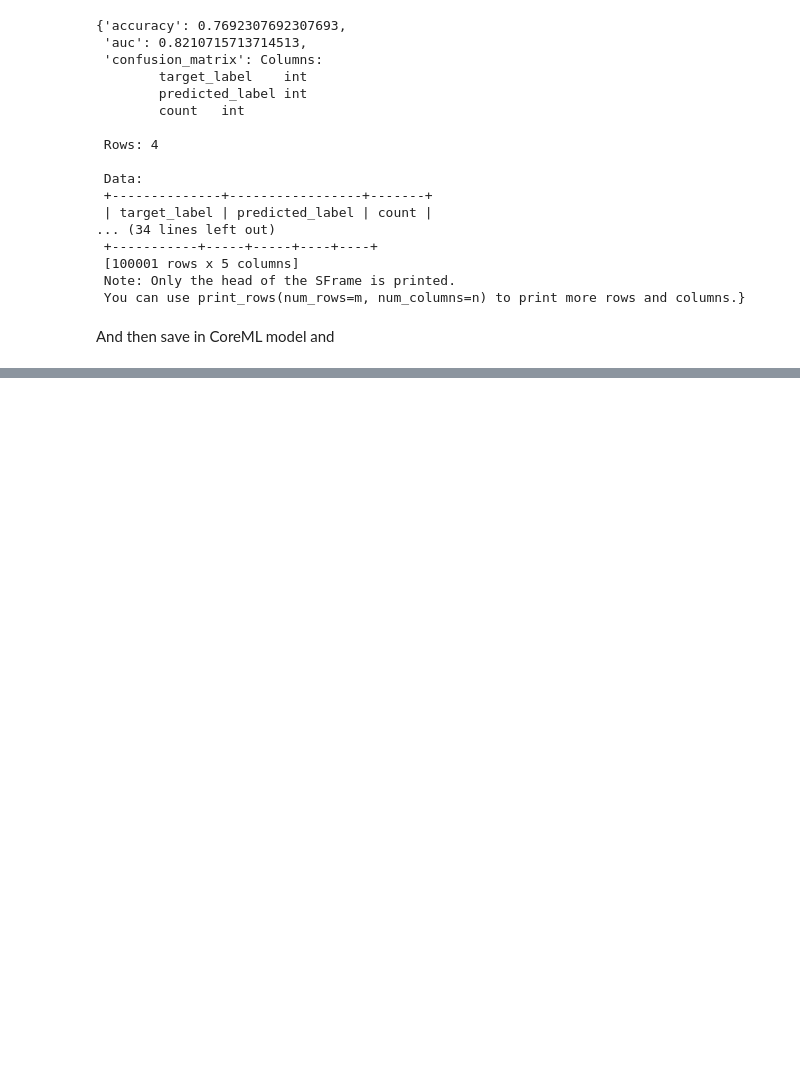
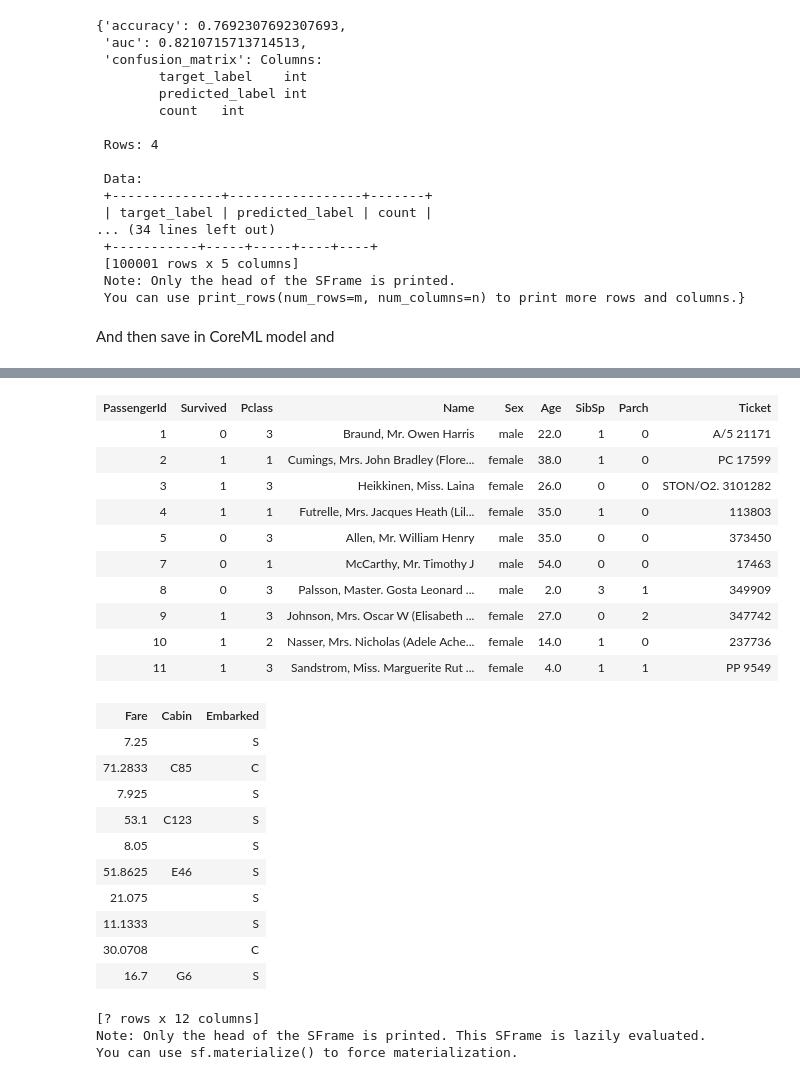
Before and after one commit to tiagopoleze/TitanicSwiftUIML, a Jupyter notebook: TrainML.ipynb, the cells around one changed output, grey strips where cells are left out. Drawn from its saved outputs; the diff is of its cells as text; code cells hidden in the pictures; blank space fills up the shorter version.

```diff
--- a/TrainML.ipynb
+++ b/TrainML.ipynb
@@ -95,0 +98,28 @@ model.export_coreml('Titanic.mlmodel')
+# %%
+train
+# %% [output]
+| PassengerId | Survived | Pclass | Name | Sex | Age | SibSp | Parch | Ticket |
+| 1 | 0 | 3 | Braund, Mr. Owen Harris | male | 22.0 | 1 | 0 | A/5 21171 |
+| 2 | 1 | 1 | Cumings, Mrs. John Bradley (Flore... | female | 38.0 | 1 | 0 | PC 17599 |
+| 3 | 1 | 3 | Heikkinen, Miss. Laina | female | 26.0 | 0 | 0 | STON/O2. 3101282 |
+| 4 | 1 | 1 | Futrelle, Mrs. Jacques Heath (Lil... | female | 35.0 | 1 | 0 | 113803 |
+| 5 | 0 | 3 | Allen, Mr. William Henry | male | 35.0 | 0 | 0 | 373450 |
+| 7 | 0 | 1 | McCarthy, Mr. Timothy J | male | 54.0 | 0 | 0 | 17463 |
+| 8 | 0 | 3 | Palsson, Master. Gosta Leonard ... | male | 2.0 | 3 | 1 | 349909 |
+| 9 | 1 | 3 | Johnson, Mrs. Oscar W (Elisabeth ... | female | 27.0 | 0 | 2 | 347742 |
+| 10 | 1 | 2 | Nasser, Mrs. Nicholas (Adele Ache... | female | 14.0 | 1 | 0 | 237736 |
+| 11 | 1 | 3 | Sandstrom, Miss. Marguerite Rut ... | female | 4.0 | 1 | 1 | PP 9549 |
+| Fare | Cabin | Embarked |
+| 7.25 |  | S |
+| 71.2833 | C85 | C |
+| 7.925 |  | S |
+| 53.1 | C123 | S |
+| 8.05 |  | S |
+| 51.8625 | E46 | S |
+| 21.075 |  | S |
+| 11.1333 |  | S |
+| 30.0708 |  | C |
+| 16.7 | G6 | S |
+[? rows x 12 columns]
+Note: Only the head of the SFrame is printed. This SFrame is lazily evaluated.
+You can use sf.materialize() to force materialization.
```
Also changed, not shown: parts of 2 cells of this notebook, 3 other files.
